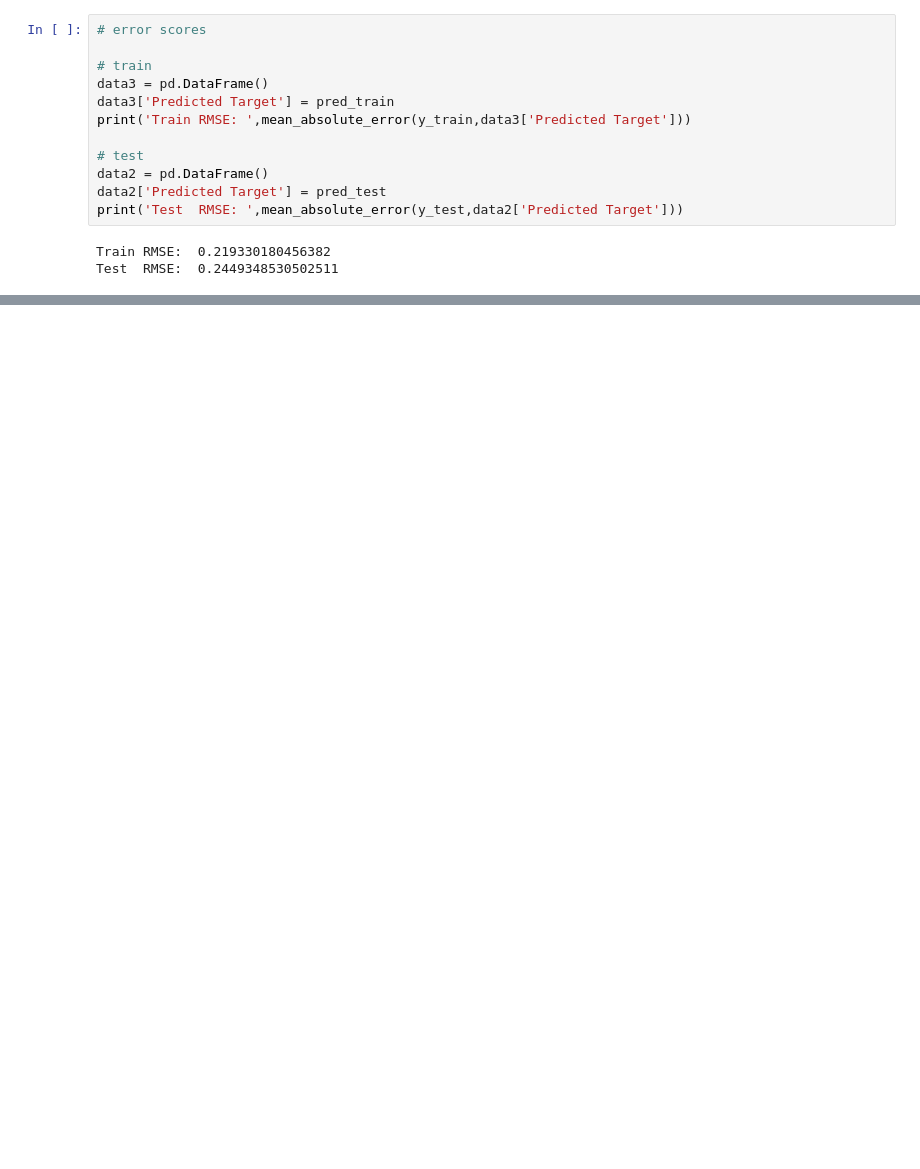
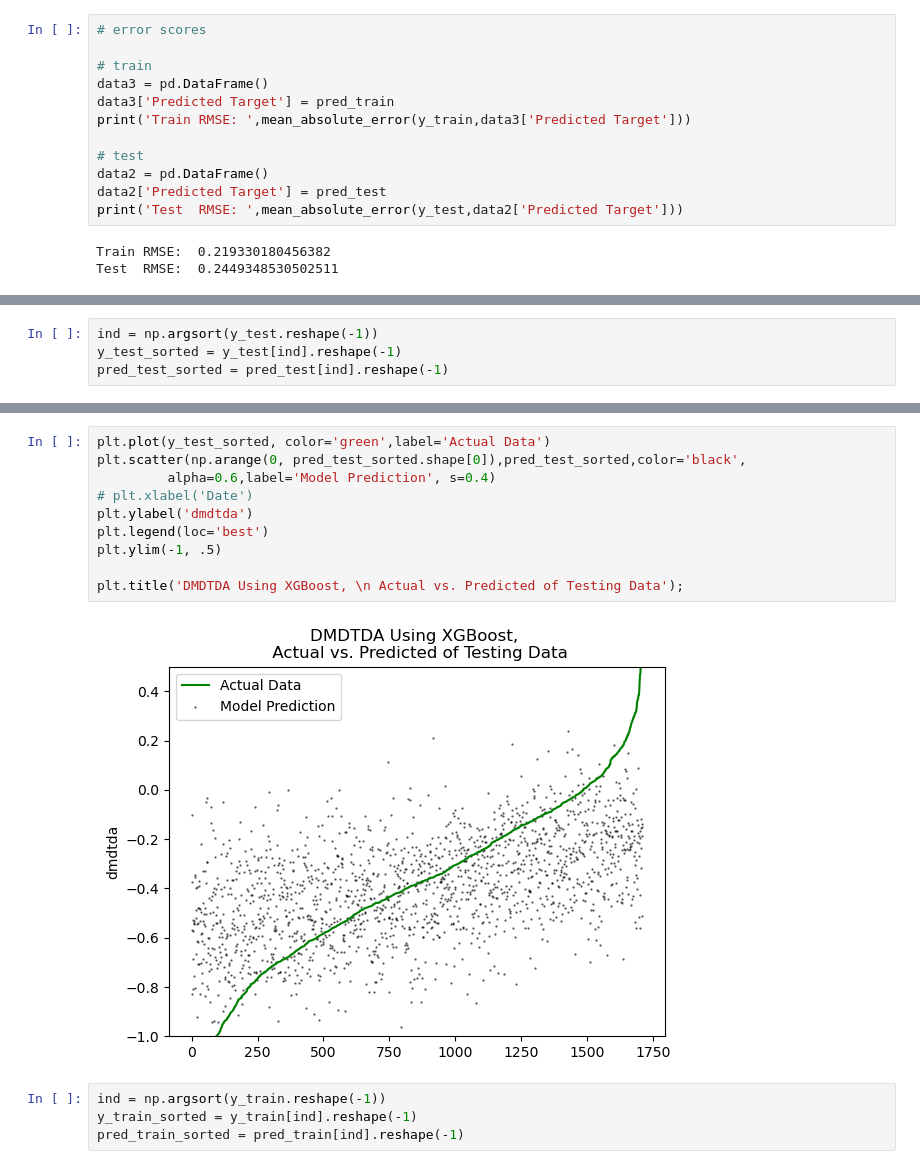
Before and after one commit to speitzer/Project_MB_Regression, a Jupyter notebook: 4_Validation.ipynb, the cells around one changed output, grey strips where cells are left out. Drawn from its saved outputs; the diff is of its cells as text; blank space fills up the shorter version.

```diff
--- a/4_Validation.ipynb
+++ b/4_Validation.ipynb
@@ -191,0 +218,4 @@ Test  RMSE:  0.2449348530502511
+# %%
+ind = np.argsort(y_test.reshape(-1))
+y_test_sorted = y_test[ind].reshape(-1)
+pred_test_sorted = pred_test[ind].reshape(-1)
@@ -191,0 +226,16 @@ Test  RMSE:  0.2449348530502511
+# %%
+plt.plot(y_test_sorted, color='green',label='Actual Data')
+plt.scatter(np.arange(0, pred_test_sorted.shape[0]),pred_test_sorted,color='black',
+         alpha=0.6,label='Model Prediction', s=0.4)
+# plt.xlabel('Date')
+plt.ylabel('dmdtda')
+plt.legend(loc='best')
+plt.ylim(-1, .5)
+
+plt.title('DMDTDA Using XGBoost, \n Actual vs. Predicted of Testing Data');
+# %% [output]
+[figure, added]
+# %%
+ind = np.argsort(y_train.reshape(-1))
+y_train_sorted = y_train[ind].reshape(-1)
+pred_train_sorted = pred_train[ind].reshape(-1)
```
Also changed, not shown: parts of 8 cells of this notebook.
